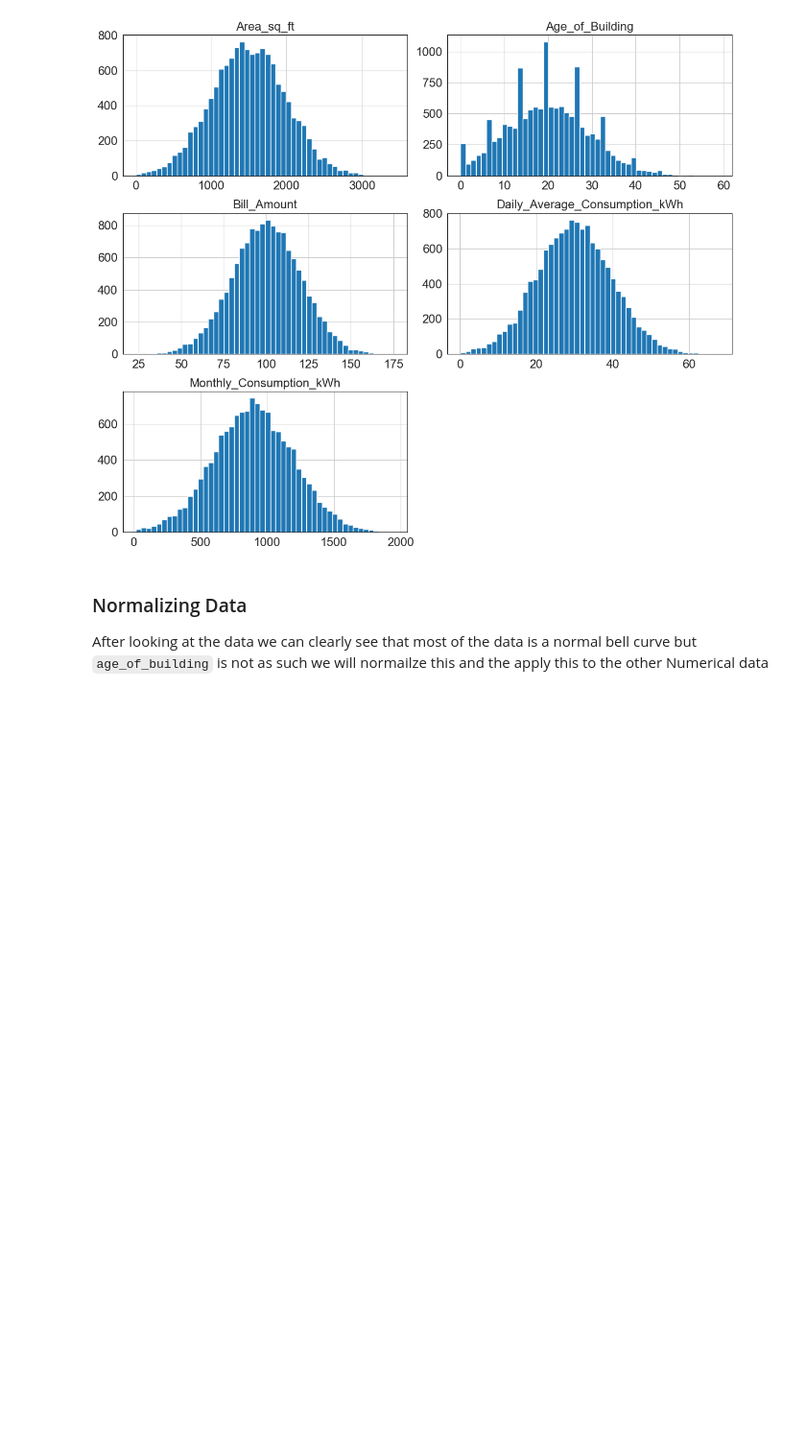
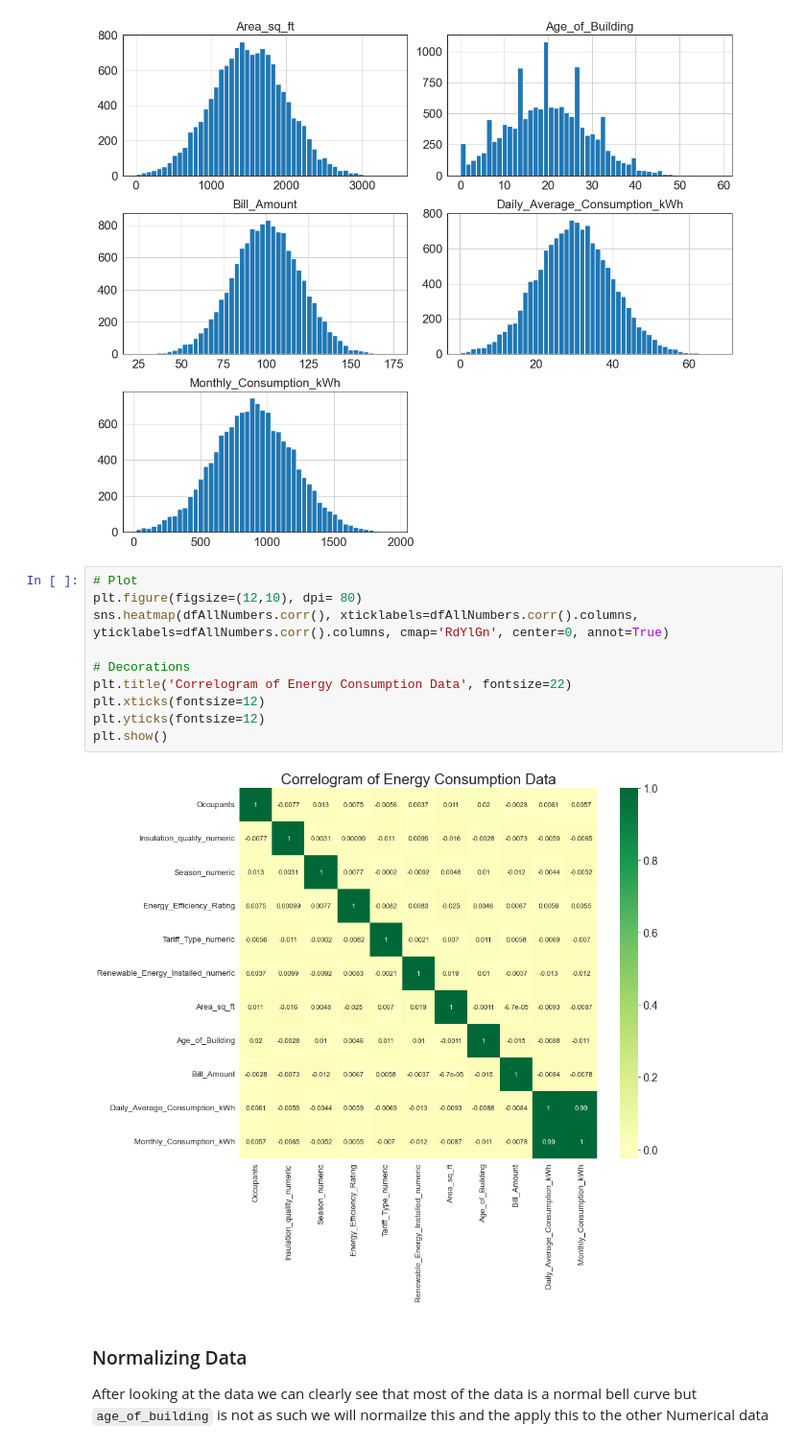
Before and after one commit to Darkri-X/CSC300_LinearRegression, a Jupyter notebook: LinearRegression.ipynb, the cells around one changed output. Shown at 96% size. Drawn from its saved outputs; the diff is of its cells as text; blank space fills up the shorter version.

```diff
--- a/LinearRegression.ipynb
+++ b/LinearRegression.ipynb
@@ -564,6 +550,18 @@ plt.tight_layout()
 plt.show()
 # %% [output]
 [figure]
+# %%
+# Plot
+plt.figure(figsize=(12,10), dpi= 80)
+sns.heatmap(dfAllNumbers.corr(), xticklabels=dfAllNumbers.corr().columns, yticklabels=dfAllNumbers.corr().columns, cmap='RdYlGn', center=0, annot=True)
+
+# Decorations
+plt.title('Correlogram of Energy Consumption Data', fontsize=22)
+plt.xticks(fontsize=12)
+plt.yticks(fontsize=12)
+plt.show()
+# %% [output]
+[figure, added]
 # %% [markdown]
 ### Normalizing Data
 After looking at the data we can clearly see that most of the data is a normal bell curve but `age_of_building` is not as such we will normailze this and the apply this to  the other Numerical data
```
Also changed, not shown: parts of 9 cells of this notebook.
